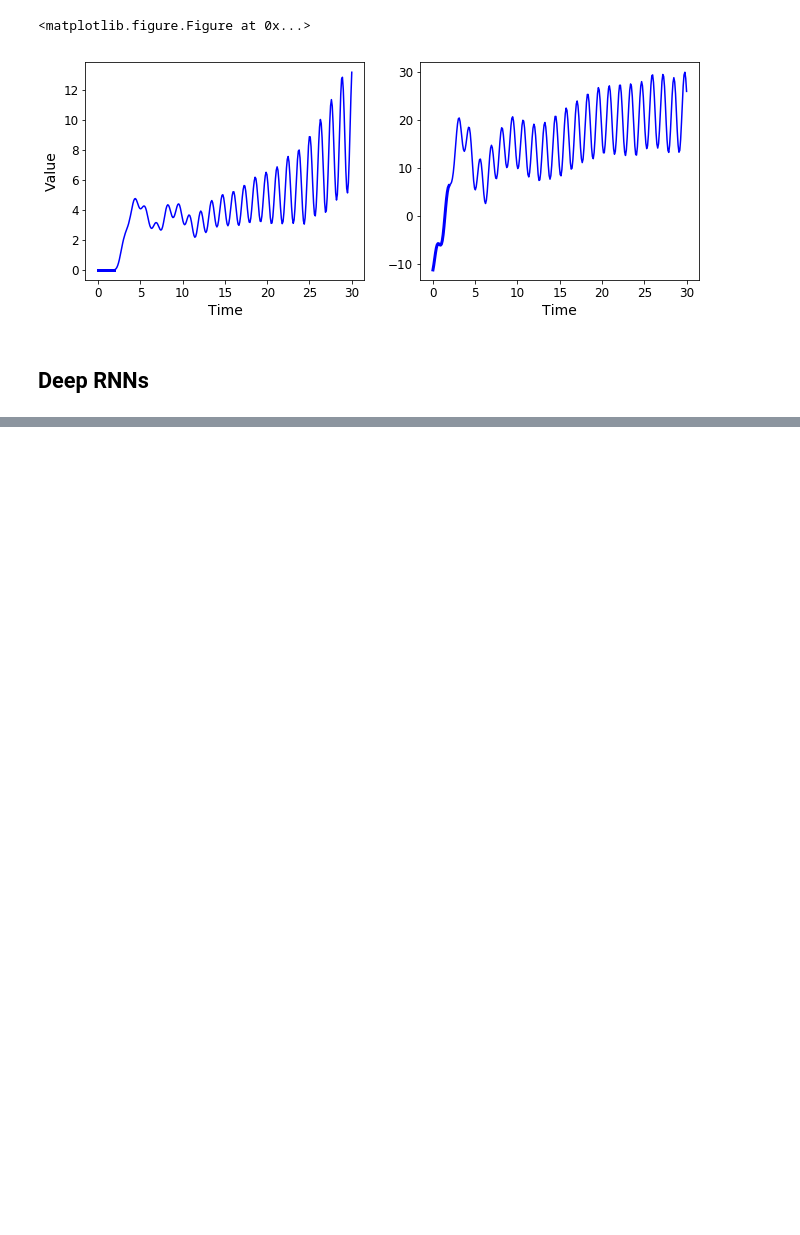
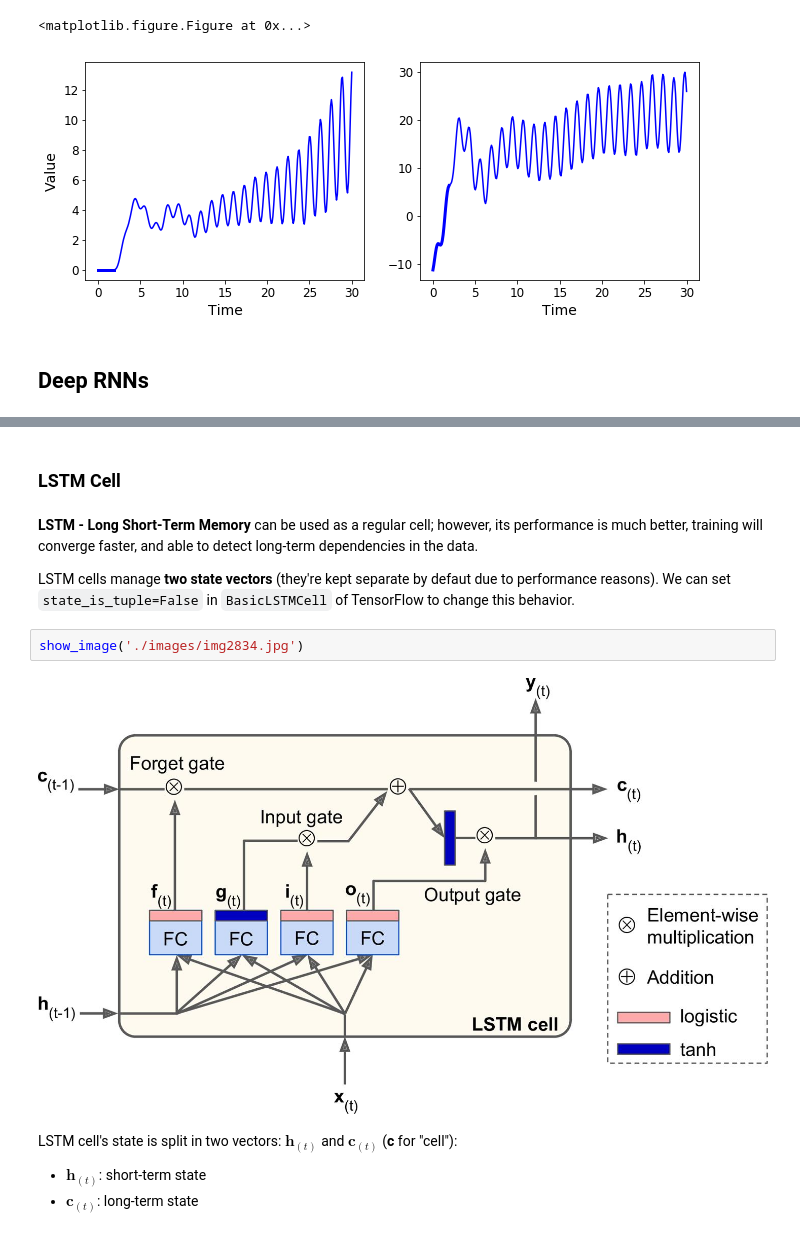
Before and after one commit to rnd-forests/learning-ml, a Jupyter notebook: ann/5-rnn/1_basic_rnn_tensorflow.ipynb, the cells around one changed output, grey strips where cells are left out. Cells and saved outputs as stored; diff of their text form; blank space fills up the shorter version.

```diff
--- a/ann/5-rnn/1_basic_rnn_tensorflow.ipynb
+++ b/ann/5-rnn/1_basic_rnn_tensorflow.ipynb
@@ -802,0 +918,15 @@ INFO:tensorflow:Restoring parameters from ./models/time_series/time_series_model
+# %% [markdown]
+### LSTM Cell
+# %% [markdown]
+**LSTM - Long Short-Term Memory** can be used as a regular cell; however, its performance is much better, training will converge faster, and able to detect long-term dependencies in the data.
+
+LSTM cells manage **two state vectors** (they're kept separate by defaut due to performance reasons). We can set `state_is_tuple=False` in `BasicLSTMCell` of TensorFlow to change this behavior.
+# %%
+show_image('./images/img2834.jpg')
+# %% [output]
+[figure, added]
+# %% [markdown]
+LSTM cell's state is split in two vectors: $\textbf{h}_{(t)}$ and $\textbf{c}_{(t)}$ (**c** for "cell"):
+
+- $\textbf{h}_{(t)}$: short-term state
+- $\textbf{c}_{(t)}$: long-term state
```
Also changed, not shown: parts of 18 cells of this notebook, 5 other files.
